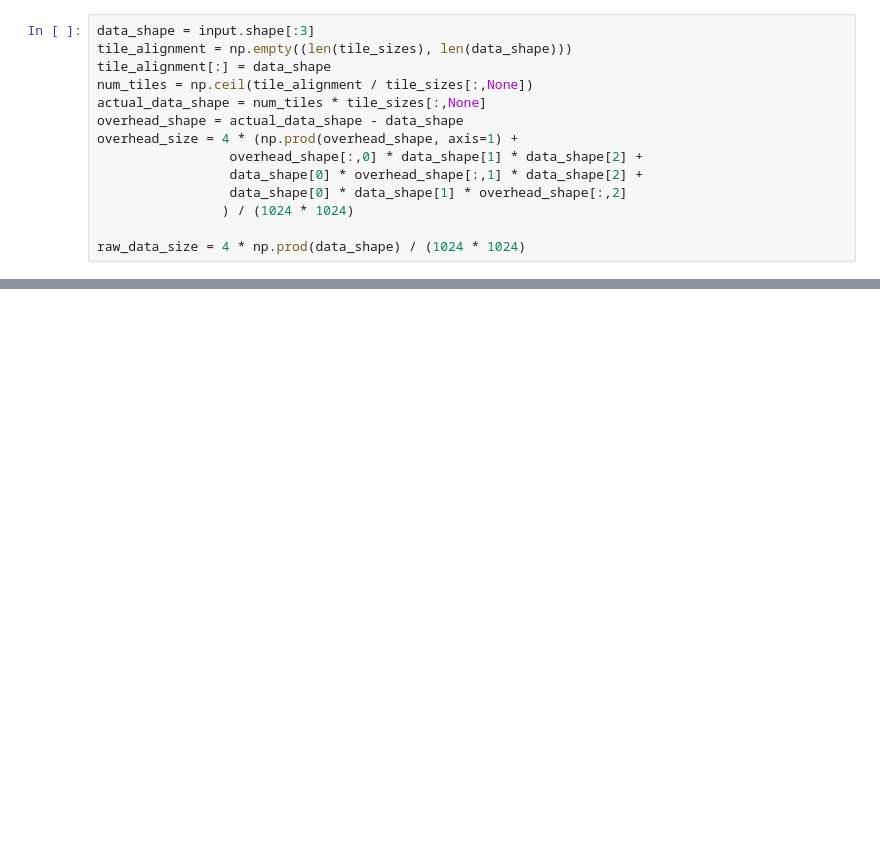
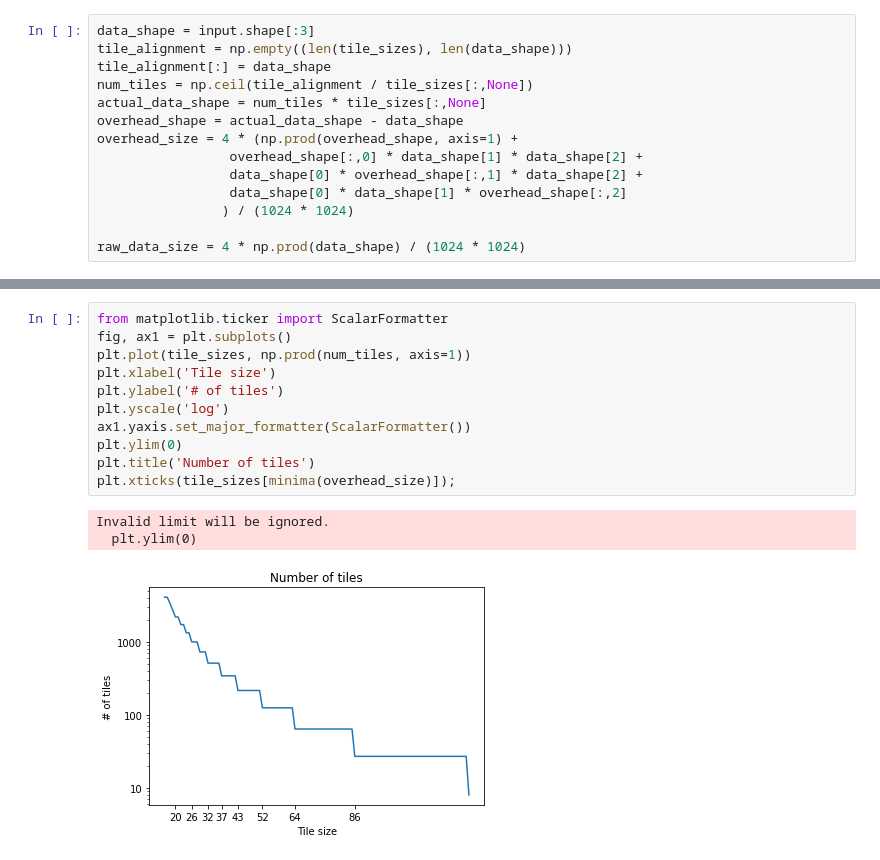
Before and after one commit to diiigle/TreeSAT, a Jupyter notebook: plot_figures.ipynb, the cells around one changed output, grey strips where cells are left out. Cells and saved outputs as stored; diff of their text form; blank space fills up the shorter version.

```diff
--- a/plot_figures.ipynb
+++ b/plot_figures.ipynb
@@ -113,0 +130,15 @@ plt.xticks(tile_sizes[overhead_size == 0.0]);
+# %%
+from matplotlib.ticker import ScalarFormatter
+fig, ax1 = plt.subplots()
+plt.plot(tile_sizes, np.prod(num_tiles, axis=1))
+plt.xlabel('Tile size')
+plt.ylabel('# of tiles')
+plt.yscale('log')
+ax1.yaxis.set_major_formatter(ScalarFormatter())
+plt.ylim(0)
+plt.title('Number of tiles')
+plt.xticks(tile_sizes[minima(overhead_size)]);
+# %% [output]
+Invalid limit will be ignored.
+  plt.ylim(0)
+[figure, added]
```
Also changed, not shown: parts of 7 cells of this notebook.
